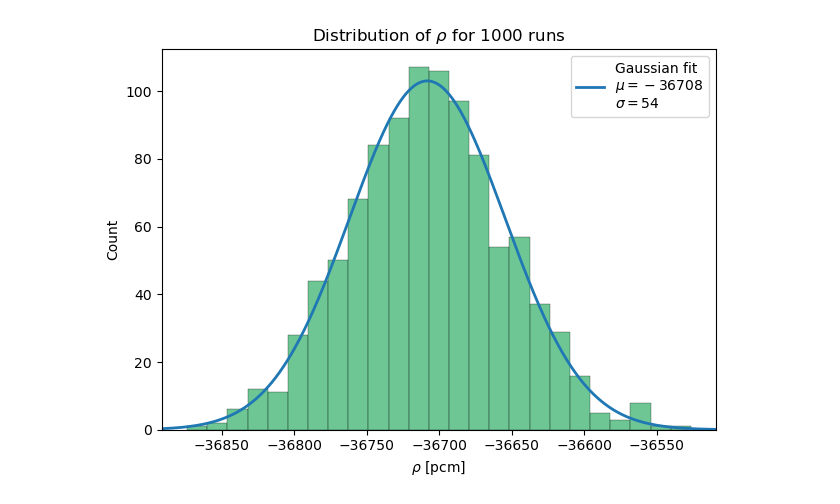
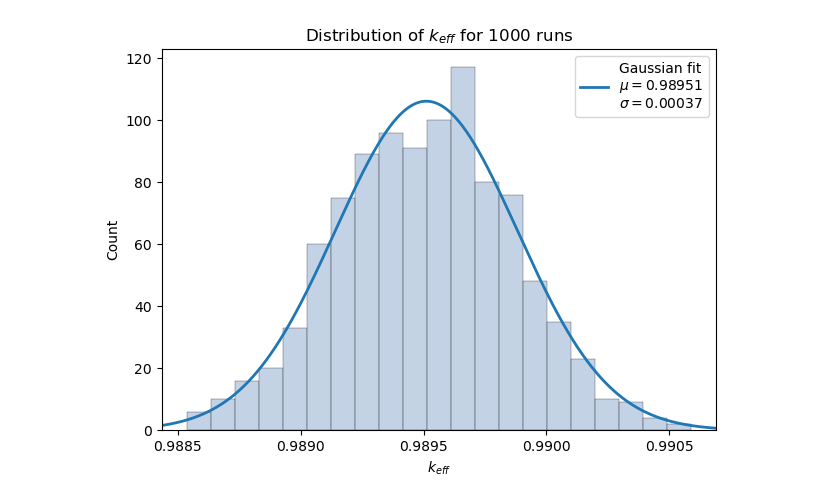
Before and after one commit to Kladdy/master-project, a Jupyter notebook: analysis/runs/R3/plotting/plot.ipynb, the cells around one changed output. Saved outputs shown, nothing was run; the diff lists cells and outputs as text; code cells hidden in the pictures.

```diff
--- a/analysis/runs/R3/plotting/plot.ipynb
+++ b/analysis/runs/R3/plotting/plot.ipynb
@@ -70,12 +71,0 @@ df.head()
-# %%
-df["rel_err_k-eff-std"] = 100 * df["k-eff-std"] / df["k-eff"]
-
-df["rho"] = (df["k-eff"] - 1) / df["k-eff"]
-df["rho-std"] = df["k-eff-std"] / df["k-eff"]**2
-
-df["rho-pcm"] = 1e5 * df["rho"]
-df["rho-std-pcm"] = 1e5 * df["rho-std"]
-
-df["rel-err_rho-std"] = np.abs(100 * df["rho-std"] / df["rho"])
-
-df.head()
@@ -124,14 +72,7 @@ plt.savefig(get_filename("heatmap", "distribution-k_eff"))
-# %%
-ax = sns.histplot(df["rho-pcm"], linewidth=0.2, color="mediumseagreen")
-plt.title(fr"Distribution of $\rho$ for {len(df)} runs")
-plt.xlabel(r"$\rho$ [pcm]")
-plt.ylabel("Count")
-
-# Fit a Gaussian to the histogram heights
-popt, pcov = fit_gaussian_to_histogram(ax, p0=[1, np.mean(df["rho-pcm"]), np.mean(df["rho-std-pcm"])], decimals=0)
-
-plt.legend()
-plt.tight_layout()
-plt.savefig(get_filename("heatmap", "distribution-rho"))
-# %% [output]
-[figure, removed]
+# %%
+fig = plot_tools.plot_histogram_from_df(df=df, data_key="k-eff",
+                                        fit_gaussian=True, decimals=5,
+                                        title=f"Distribution of $k_{{eff}}$ for {len(df)} runs", x_label="$k_{eff}$", y_label="Count",
+                                        filename=get_filename("heatmap", "distribution-k_eff"))
+# %% [output]
+[figure, added]
```
Also changed, not shown: parts of 6 cells of this notebook, 11 other files.
